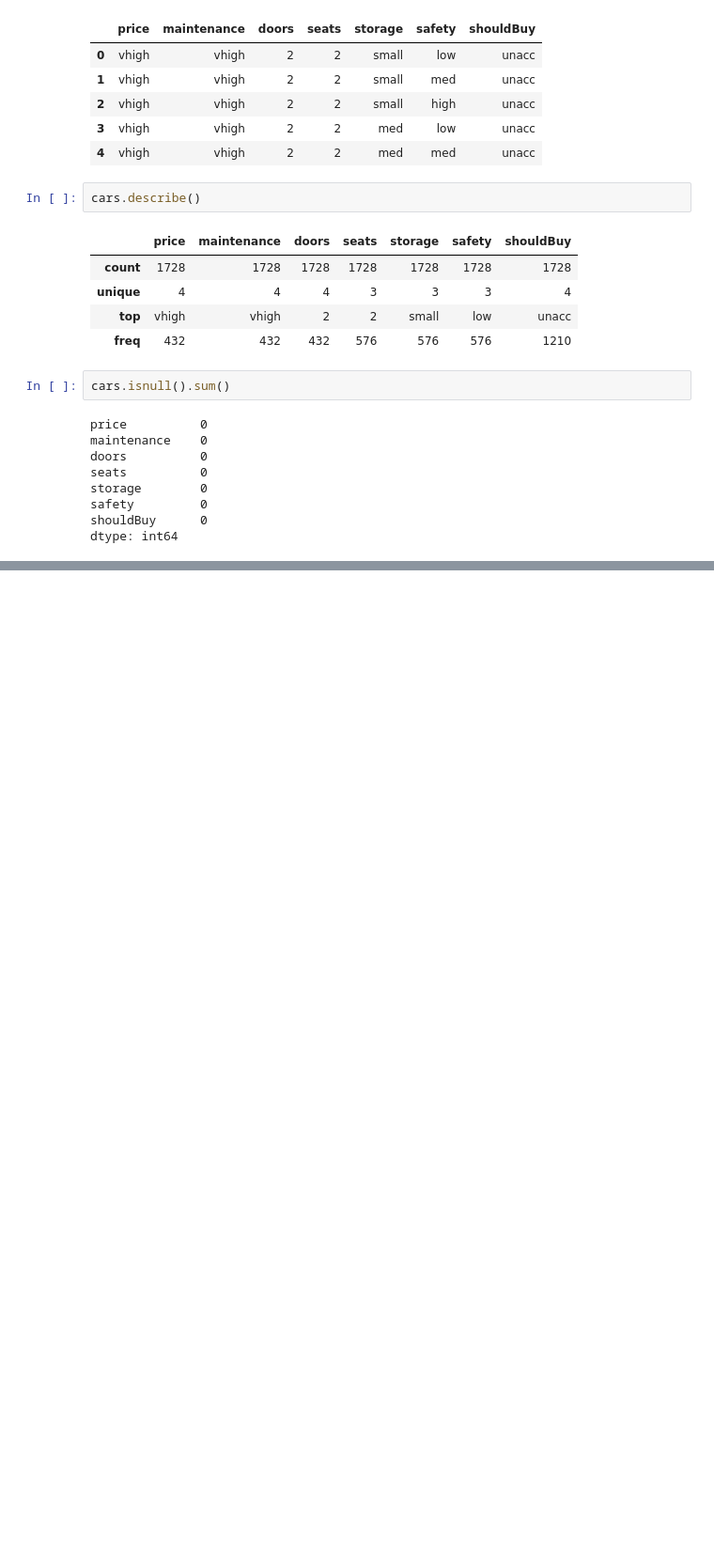
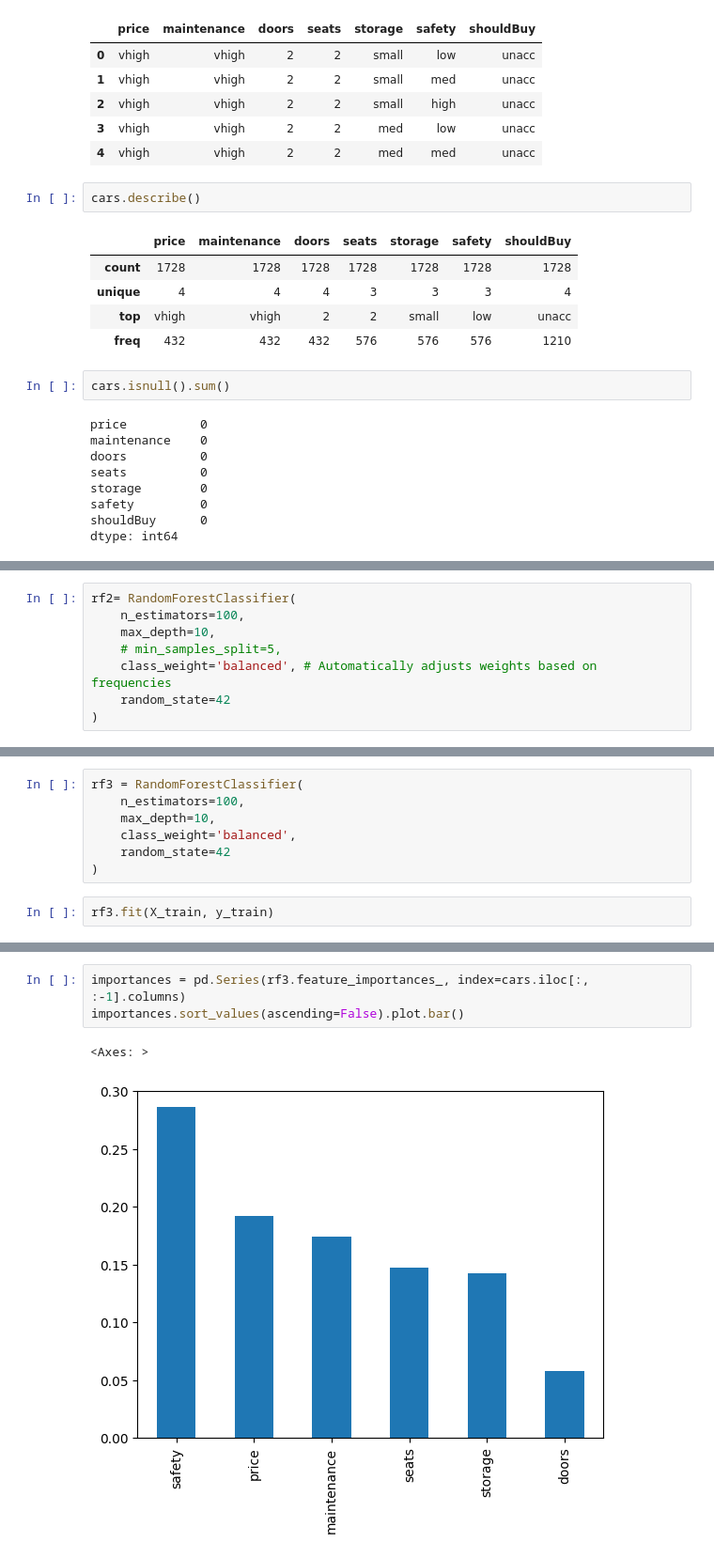
Before and after one commit to bhavik-knight/5580-dm-a2-classification, a Jupyter notebook: rf_classification.ipynb, the cells around one changed output, grey strips where cells are left out. Shown at 94% size. Cells and saved outputs as stored; diff of their text form; blank space fills up the shorter version.

```diff
--- a/rf_classification.ipynb
+++ b/rf_classification.ipynb
@@ -49,0 +177,8 @@ dtype: int64
+# %%
+rf2= RandomForestClassifier(
+    n_estimators=100,
+    max_depth=10,
+    # min_samples_split=5,
+    class_weight='balanced', # Automatically adjusts weights based on frequencies
+    random_state=42
+)
@@ -49,0 +214,9 @@ dtype: int64
+# %%
+rf3 = RandomForestClassifier(
+    n_estimators=100,
+    max_depth=10,
+    class_weight='balanced',
+    random_state=42
+)
+# %%
+rf3.fit(X_train, y_train)
@@ -49,0 +249,6 @@ dtype: int64
+# %%
+importances = pd.Series(rf3.feature_importances_, index=cars.iloc[:, :-1].columns)
+importances.sort_values(ascending=False).plot.bar()
+# %% [output]
+<Axes: >
+[figure, added]
```
Also changed, not shown: parts of 25 cells of this notebook, 3 other files.
